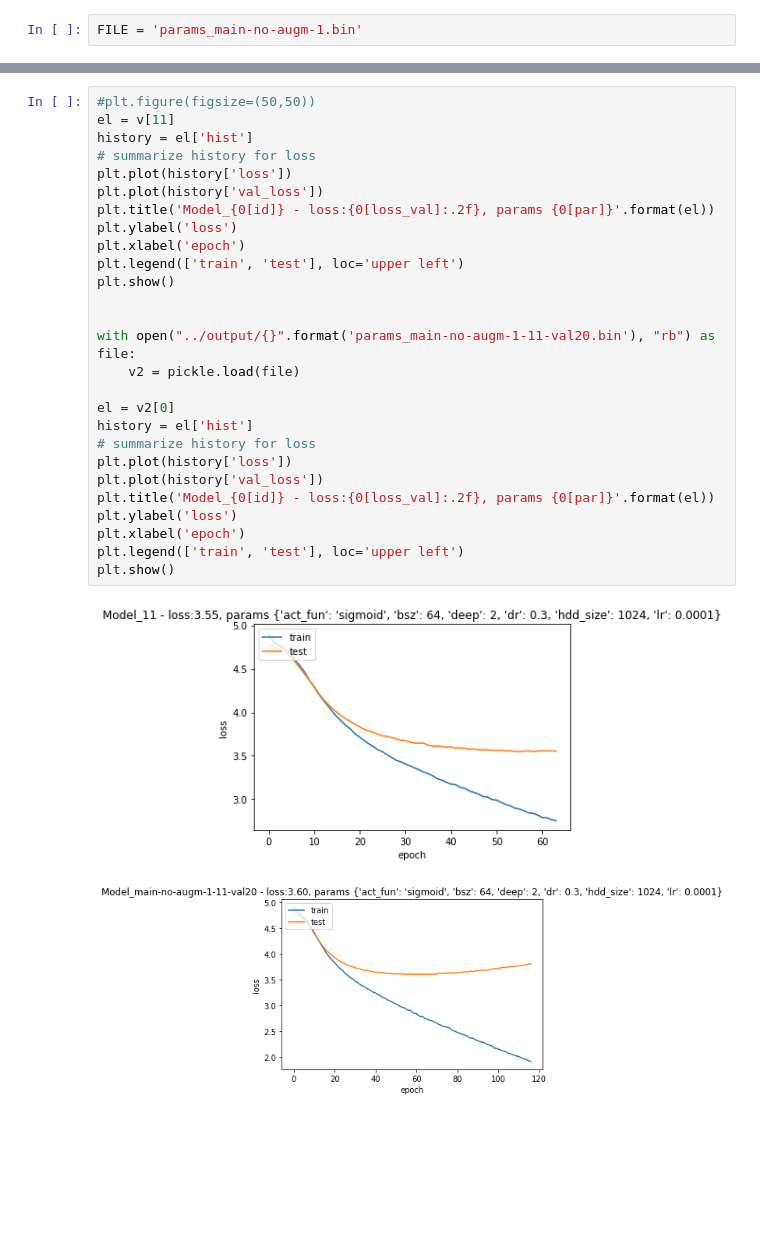
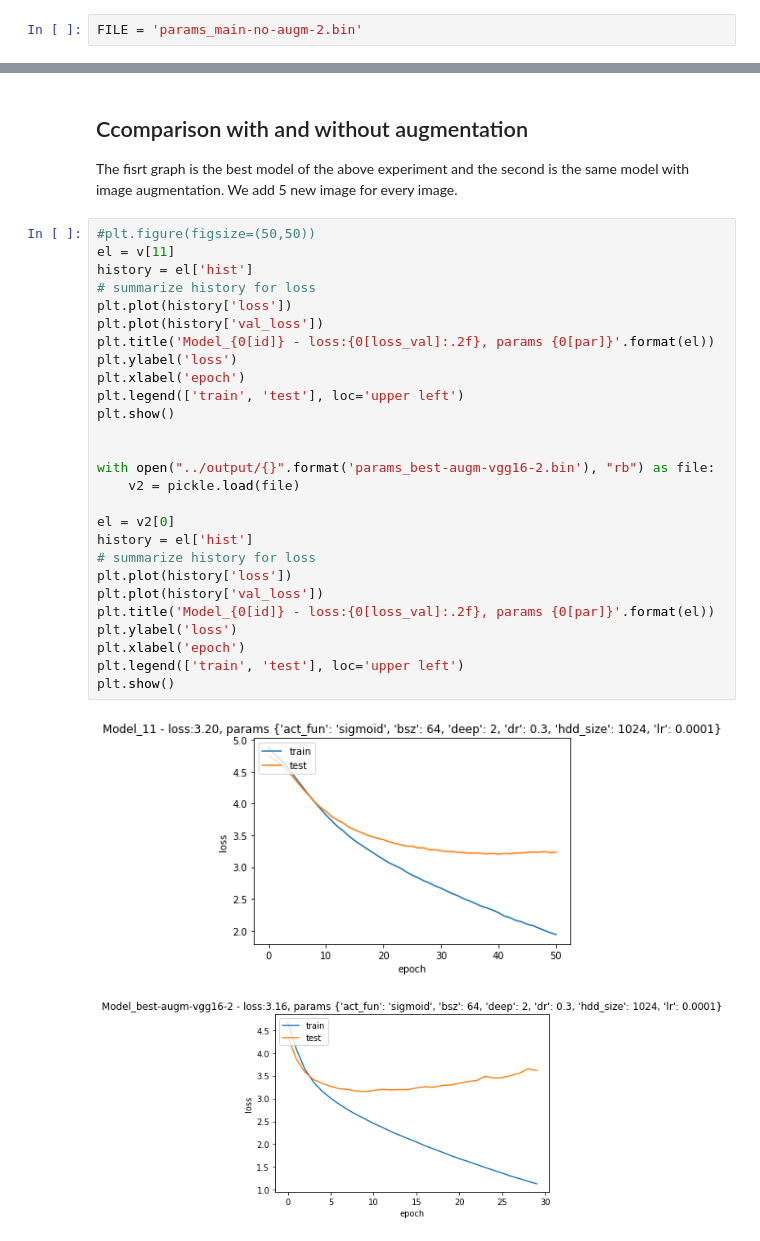
Before and after one commit to lucarin91/dog-breed-identification, a Jupyter notebook: notebook/read-output-main.ipynb, the cells around one changed output, grey strips where cells are left out. Drawn from its saved outputs; the diff is of its cells as text; blank space fills up the shorter version.

```diff
--- a/notebook/read-output-main.ipynb
+++ b/notebook/read-output-main.ipynb
@@ -3,5 +4,5 @@
 # %%
-FILE = 'params_main-no-augm-1.bin'
+FILE = 'params_main-no-augm-2.bin'
 # %%
 import pickle
 from matplotlib import pyplot as plt
@@ -59,31 +50,34 @@ dict_keys(['val_loss', 'val_acc', 'loss', 'acc'])
 ... (20 outputs left out)
+# %% [markdown]
+## Ccomparison with and without augmentation
+The fisrt graph is the best model of the above experiment and the second is the same model with image augmentation. We add 5 new image for every image.
 # %%
 #plt.figure(figsize=(50,50))
 el = v[11]
 history = el['hist']
 # summarize history for loss
 plt.plot(history['loss'])
 plt.plot(history['val_loss'])
 plt.title('Model_{0[id]} - loss:{0[loss_val]:.2f}, params {0[par]}'.format(el))
 plt.ylabel('loss')
 plt.xlabel('epoch')
 plt.legend(['train', 'test'], loc='upper left')
 plt.show()
 
 
-with open("../output/{}".format('params_main-no-augm-1-11-val20.bin'), "rb") as file:
+with open("../output/{}".format('params_best-augm-vgg16-2.bin'), "rb") as file:
     v2 = pickle.load(file)
 
 el = v2[0]
 history = el['hist']
 # summarize history for loss
 plt.plot(history['loss'])
 plt.plot(history['val_loss'])
 plt.title('Model_{0[id]} - loss:{0[loss_val]:.2f}, params {0[par]}'.format(el))
 plt.ylabel('loss')
 plt.xlabel('epoch')
 plt.legend(['train', 'test'], loc='upper left')
 plt.show()
 # %% [output]
-[figure, old version]
+[figure, new version]
-[figure, old version]
+[figure, new version]
```
Also changed, not shown: parts of 4 cells of this notebook, 1 other file.
